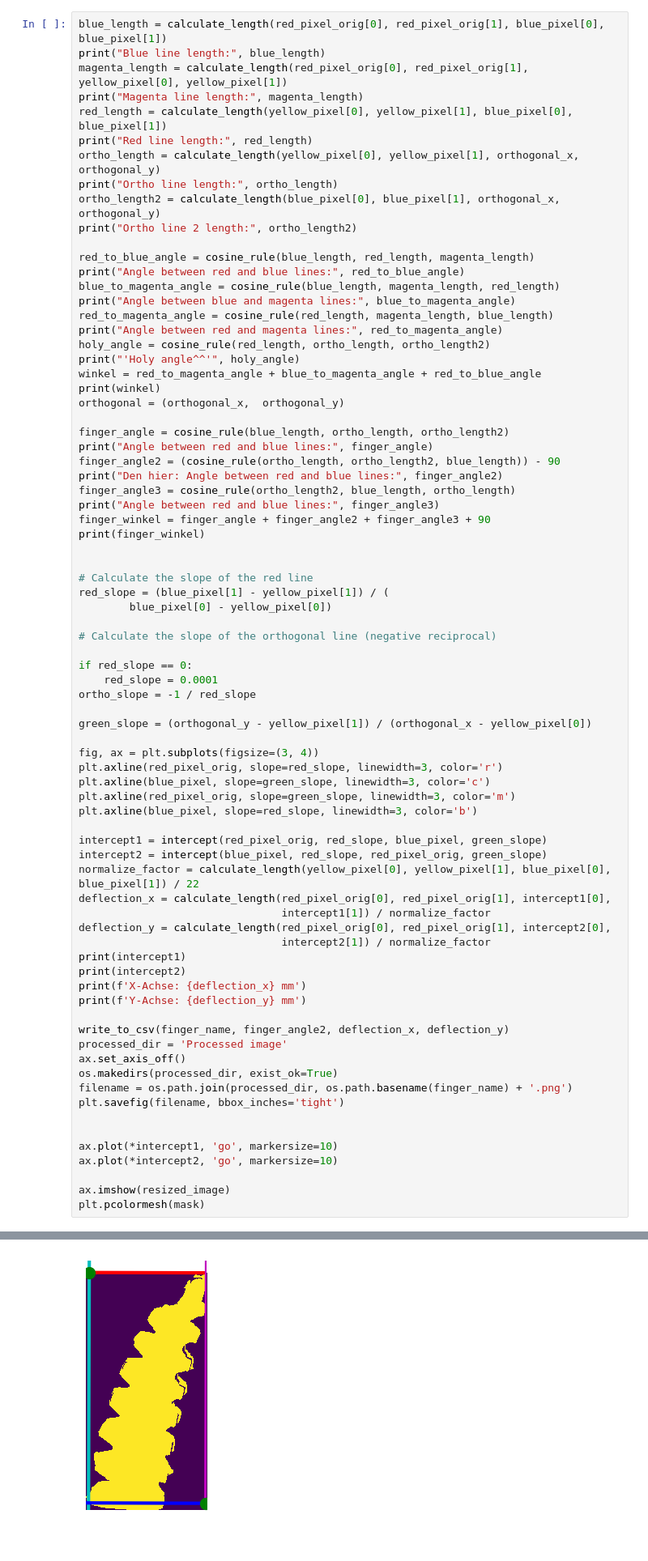
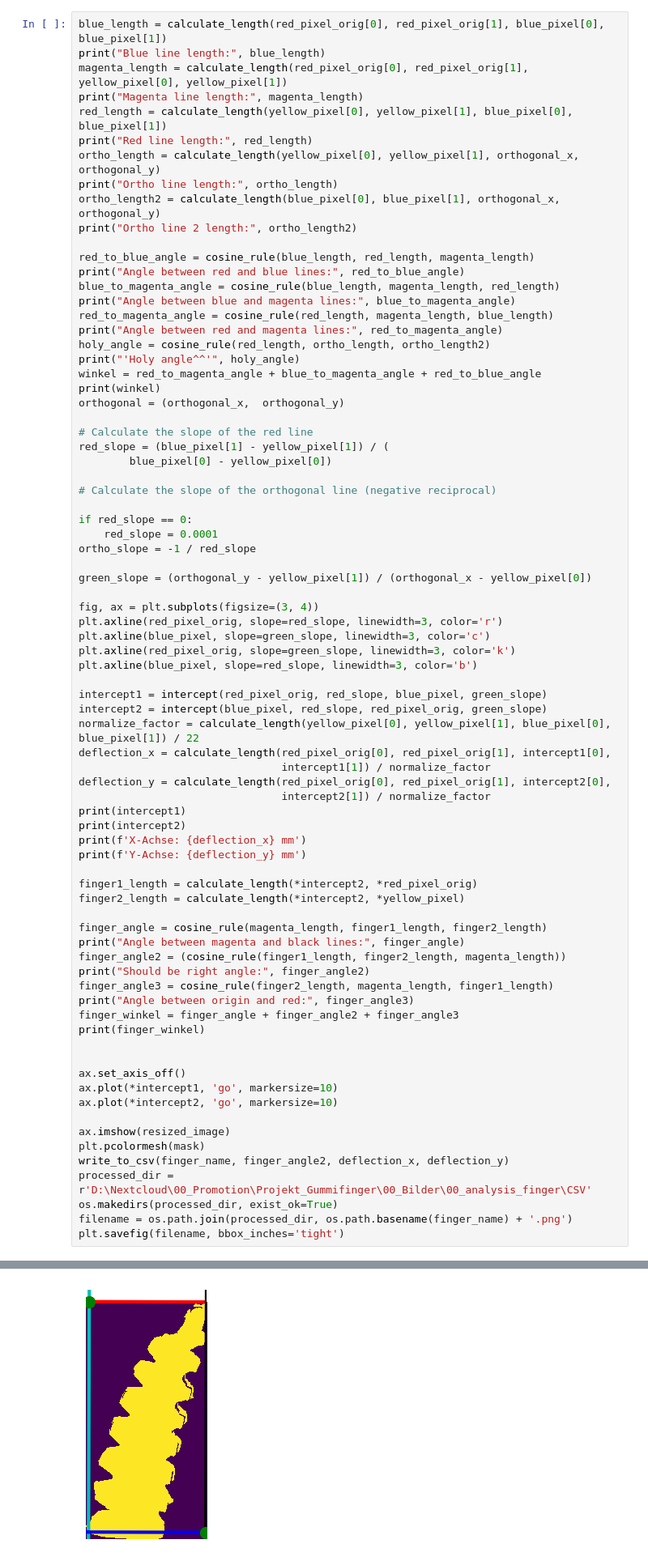
Before and after one commit to AtomicM3ltdown/Programme, a Jupyter notebook: Gummifinger_Fingerbending/fingerbending.ipynb, the cells around one changed output, grey strips where cells are left out. Shown at 81% size. Drawn from its saved outputs; the diff is of its cells as text.

```diff
--- a/Gummifinger_Fingerbending/fingerbending.ipynb
+++ b/Gummifinger_Fingerbending/fingerbending.ipynb
@@ -321,16 +321,6 @@ winkel = red_to_magenta_angle + blue_to_magenta_angle + red_to_blue_angle
 print(winkel)
 orthogonal = (orthogonal_x,  orthogonal_y)
 
-finger_angle = cosine_rule(blue_length, ortho_length, ortho_length2)
-print("Angle between red and blue lines:", finger_angle)
-finger_angle2 = (cosine_rule(ortho_length, ortho_length2, blue_length)) - 90
-print("Den hier: Angle between red and blue lines:", finger_angle2)
-finger_angle3 = cosine_rule(ortho_length2, blue_length, ortho_length)
-print("Angle between red and blue lines:", finger_angle3)
-finger_winkel = finger_angle + finger_angle2 + finger_angle3 + 90
-print(finger_winkel)
-
-
 # Calculate the slope of the red line
 red_slope = (blue_pixel[1] - yellow_pixel[1]) / (
         blue_pixel[0] - yellow_pixel[0])
@@ -346,7 +336,7 @@ green_slope = (orthogonal_y - yellow_pixel[1]) / (orthogonal_x - yellow_pixel[0]
 fig, ax = plt.subplots(figsize=(3, 4))
 plt.axline(red_pixel_orig, slope=red_slope, linewidth=3, color='r')
 plt.axline(blue_pixel, slope=green_slope, linewidth=3, color='c')
-plt.axline(red_pixel_orig, slope=green_slope, linewidth=3, color='m')
+plt.axline(red_pixel_orig, slope=green_slope, linewidth=3, color='k')
 plt.axline(blue_pixel, slope=red_slope, linewidth=3, color='b')
 
 intercept1 = intercept(red_pixel_orig, red_slope, blue_pixel, green_slope)
@@ -361,19 +351,30 @@ print(intercept2)
 print(f'X-Achse: {deflection_x} mm')
 print(f'Y-Achse: {deflection_y} mm')
 
-write_to_csv(finger_name, finger_angle2, deflection_x, deflection_y)
-processed_dir = 'Processed image'
-ax.set_axis_off()
-os.makedirs(processed_dir, exist_ok=True)
-filename = os.path.join(processed_dir, os.path.basename(finger_name) + '.png')
-plt.savefig(filename, bbox_inches='tight')
+finger1_length = calculate_length(*intercept2, *red_pixel_orig)
+finger2_length = calculate_length(*intercept2, *yellow_pixel)
+
+finger_angle = cosine_rule(magenta_length, finger1_length, finger2_length)
+print("Angle between magenta and black lines:", finger_angle)
+finger_angle2 = (cosine_rule(finger1_length, finger2_length, magenta_length))
+print("Should be right angle:", finger_angle2)
+finger_angle3 = cosine_rule(finger2_length, magenta_length, finger1_length)
+print("Angle between origin and red:", finger_angle3)
+finger_winkel = finger_angle + finger_angle2 + finger_angle3
+print(finger_winkel)
 
 
+ax.set_axis_off()
 ax.plot(*intercept1, 'go', markersize=10)
 ax.plot(*intercept2, 'go', markersize=10)
 
 ax.imshow(resized_image)
 plt.pcolormesh(mask)
+write_to_csv(finger_name, finger_angle2, deflection_x, deflection_y)
+processed_dir = r'D:\Nextcloud\00_Promotion\Projekt_Gummifinger\00_Bilder\00_analysis_finger\CSV'
+os.makedirs(processed_dir, exist_ok=True)
+filename = os.path.join(processed_dir, os.path.basename(finger_name) + '.png')
+plt.savefig(filename, bbox_inches='tight')
 # %% [output]
 Blue line length: 2190.1146088732435
 Magenta line length: 1984.1174360405182
@@ -398 +398 @@ saved
-[figure, old version]
+[figure, new version]
```
Also changed, not shown: parts of 2 cells of this notebook.
